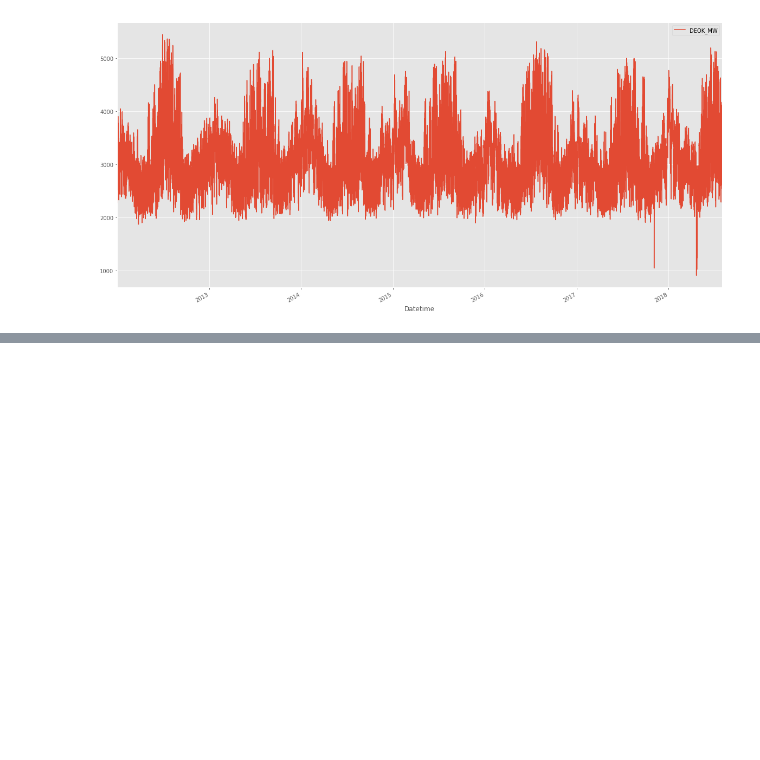
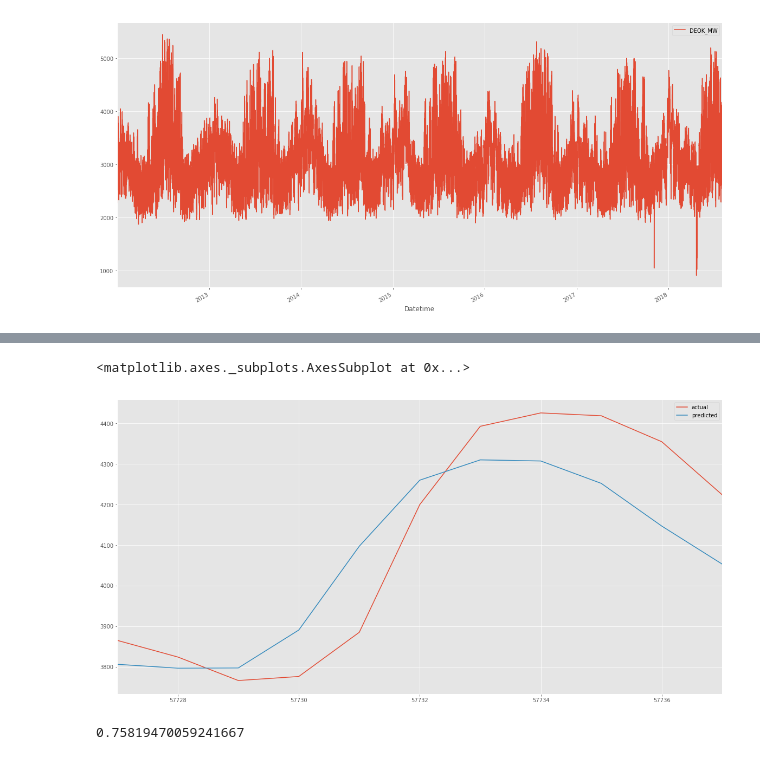
Before and after one commit to urgedata/pythondata, a Jupyter notebook: Autoregression/Autoregression (DEOK).ipynb, the cells around one changed output, grey strips where cells are left out. Cells and saved outputs as stored; diff of their text form; code cells hidden in the pictures; blank space fills up the shorter version.

```diff
--- a/Autoregression/Autoregression (DEOK).ipynb
+++ b/Autoregression/Autoregression (DEOK).ipynb
@@ -65,0 +75,10 @@ pd.tools.plotting.lag_plot(data['stationary'])
+# %%
+#create train/test datasets
+X = data['DEOK_MW'].dropna()
+
+train_data = X[1:len(X)-12]
+test_data = X[len(X)-12:]
+# %%
+#train the autoregression model
+model = AR(train_data)
+model_fitted = model.fit()
@@ -65,0 +89,14 @@ pd.tools.plotting.lag_plot(data['stationary'])
+# %%
+# make predictions
+predictions = model_fitted.predict(
+    start=len(train_data),
+    end=len(train_data) + len(test_data)-1,
+    dynamic=False)
+
+
+# create a comparison dataframe
+compare_df = pd.concat(
+    [data['DEOK_MW'].reset_index().tail(12),
+    predictions], axis=1).rename(
+    columns={'DEOK_MW': 'actual', 0:'predicted'})
+compare_df=compare_df[['actual', 'predicted']].dropna()
@@ -65,0 +134,5 @@ pd.tools.plotting.lag_plot(data['stationary'])
+# %%
+compare_df.plot()
+# %% [output]
+<matplotlib.axes._subplots.AxesSubplot at 0x...>
+[figure, added]
@@ -65,0 +141,4 @@ pd.tools.plotting.lag_plot(data['stationary'])
+# %%
+r2
+# %% [output]
+0.75819470059241667
```
Also changed, not shown: parts of 20 cells of this notebook.
